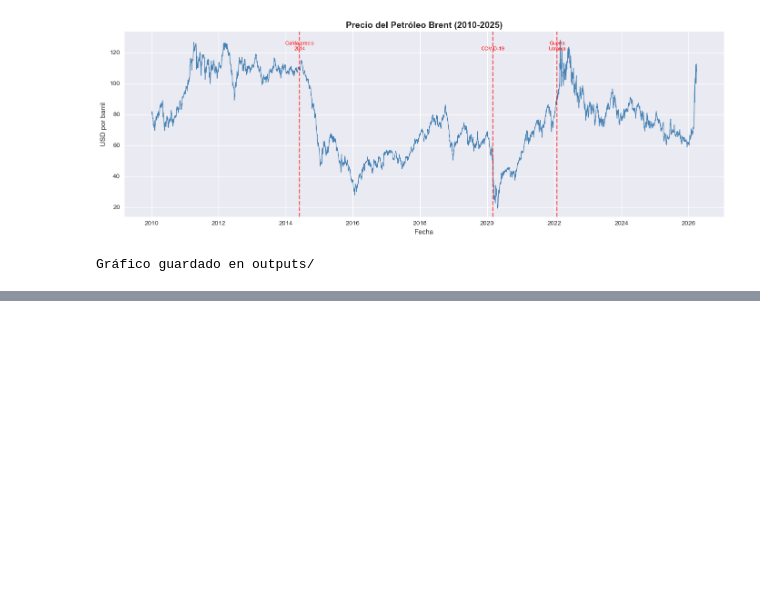
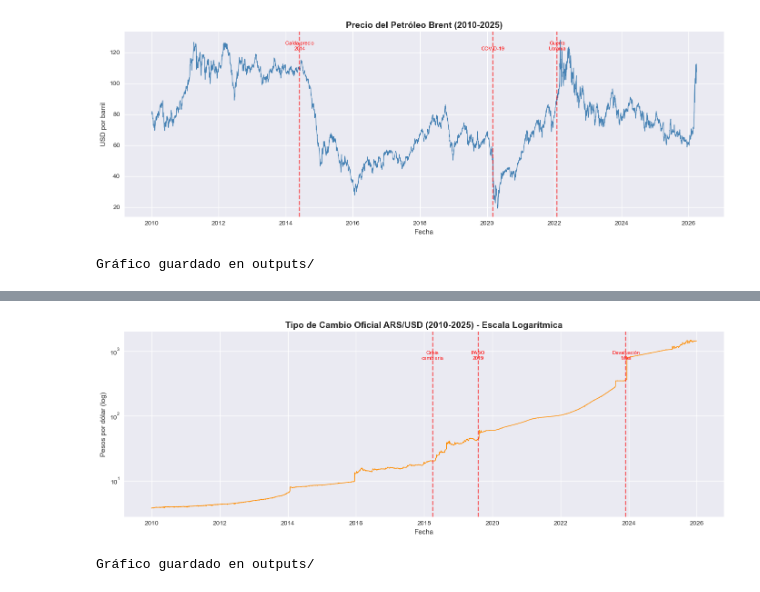
Before and after one commit to facundofidel/ypf-brent-analysis, a Jupyter notebook: notebook/01_cambio_estructural.ipynb, the cells around one changed output, grey strips where cells are left out. Drawn from its saved outputs; the diff is of its cells as text; code cells hidden in the pictures; blank space fills up the shorter version.

```diff
--- a/notebook/01_cambio_estructural.ipynb
+++ b/notebook/01_cambio_estructural.ipynb
@@ -70,0 +194,10 @@ Gráfico guardado en outputs/
+# %%
+# Descargar tipo de cambio ARS/USD desde yfinance
+tcn_historico = yf.download("ARS=X", start="2010-01-01", end="2025-12-31")
+tcn_historico = tcn_historico[["Close"]].copy()
+tcn_historico.columns = ["tipo_cambio"]
+tcn_historico = tcn_historico.sort_index()
+
+print(f"Datos descargados: {len(tcn_historico)} observaciones")
+print(f"Período: {tcn_historico.index[0].date()} al {tcn_historico.index[-1].date()}")
+tcn_historico.tail()
@@ -70,0 +215,30 @@ Gráfico guardado en outputs/
+# %%
+fig, ax = plt.subplots(figsize=(14, 5))
+
+ax.plot(tcn_historico.index, tcn_historico["tipo_cambio"], color="darkorange", linewidth=1)
+
+ax.set_yscale("log")
+
+ax.set_title("Tipo de Cambio Oficial ARS/USD (2010-2025) - Escala Logarítmica", fontsize=14, fontweight="bold")
+ax.set_xlabel("Fecha")
+ax.set_ylabel("Pesos por dólar (log)")
+
+eventos = {
+    "2018-04": "Crisis\ncambiaria",
+    "2019-08": "PASO\n2019",
+    "2023-12": "Devaluación\nMilei"
+}
+
+for fecha, label in eventos.items():
+    ax.axvline(pd.Timestamp(fecha), color="red", linestyle="--", alpha=0.6)
+    ax.text(pd.Timestamp(fecha), tcn_historico["tipo_cambio"].max() * 0.5,
+            label, fontsize=8, color="red", ha="center")
+
+plt.tight_layout()
+plt.savefig("../outputs/02_serie_tipo_cambio.png", dpi=150)
+plt.show()
+
+print("Gráfico guardado en outputs/")
+# %% [output]
+[figure, added]
+Gráfico guardado en outputs/
```
Also changed, not shown: parts of 6 cells of this notebook, 1 other file.
